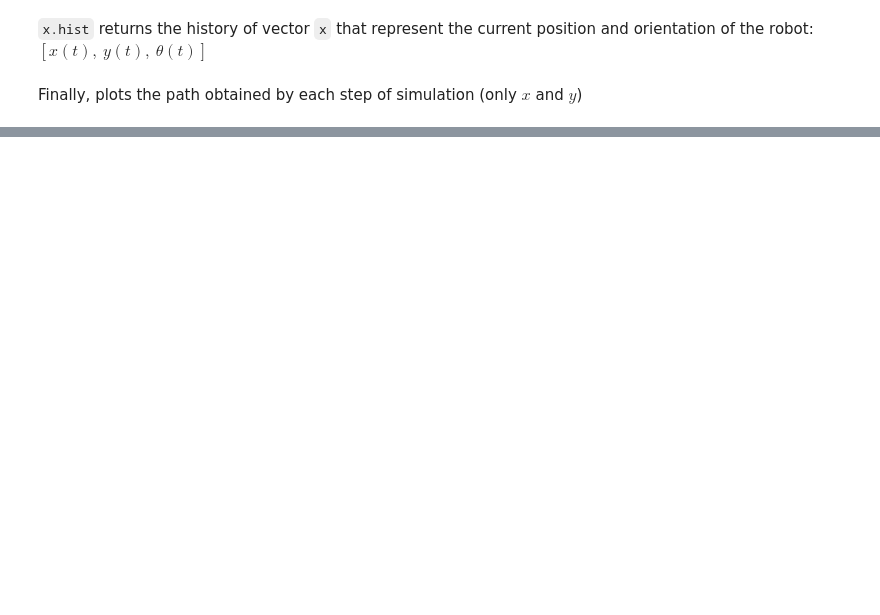
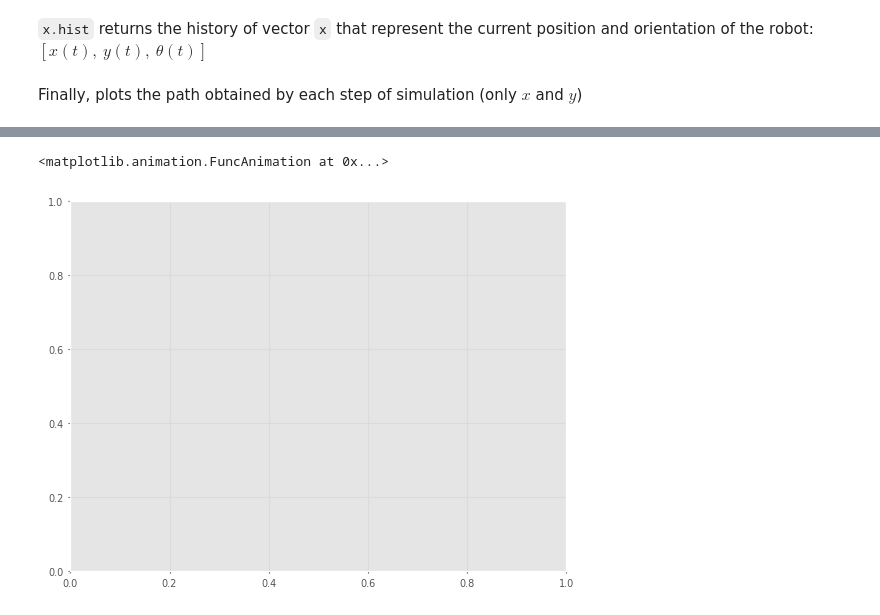
Before and after one commit to fermarsan/RTB_Differential, a Jupyter notebook: random_path.ipynb, the cells around one changed output, grey strips where cells are left out. Drawn from its saved outputs; the diff is of its cells as text; code cells hidden in the pictures; blank space fills up the shorter version.

```diff
--- a/random_path.ipynb
+++ b/random_path.ipynb
@@ -79,0 +80,16 @@ Text(0.5, 1.0, 'Robot location')
+# %%
+import roboticstoolbox as rtb
+import matplotlib.pyplot as plt
+import numpy as np
+from DiffSteer2 import DiffSteer2
+
+a = rtb.VehiclePolygon("car", color="red")
+robot = DiffSteer2(x0=(0.5, 0.5, np.pi/2))#, animation=a)
+robot.control = rtb.RandomPath(1)
+
+robot.run(T=10, animate=True)
+robot.run_animation()
+# robot.run_animation(T=20)
+# %% [output]
+<matplotlib.animation.FuncAnimation at 0x...>
+[figure, added]
```
Also changed, not shown: parts of 3 cells of this notebook, 9 other files.
